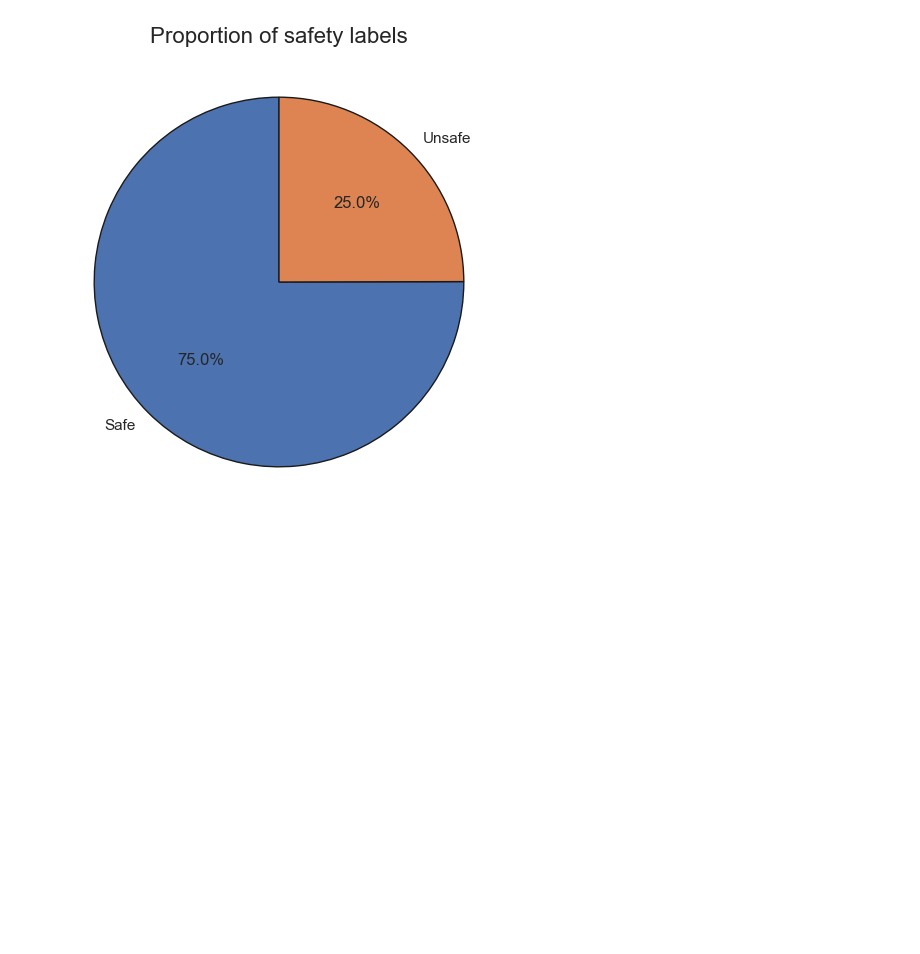
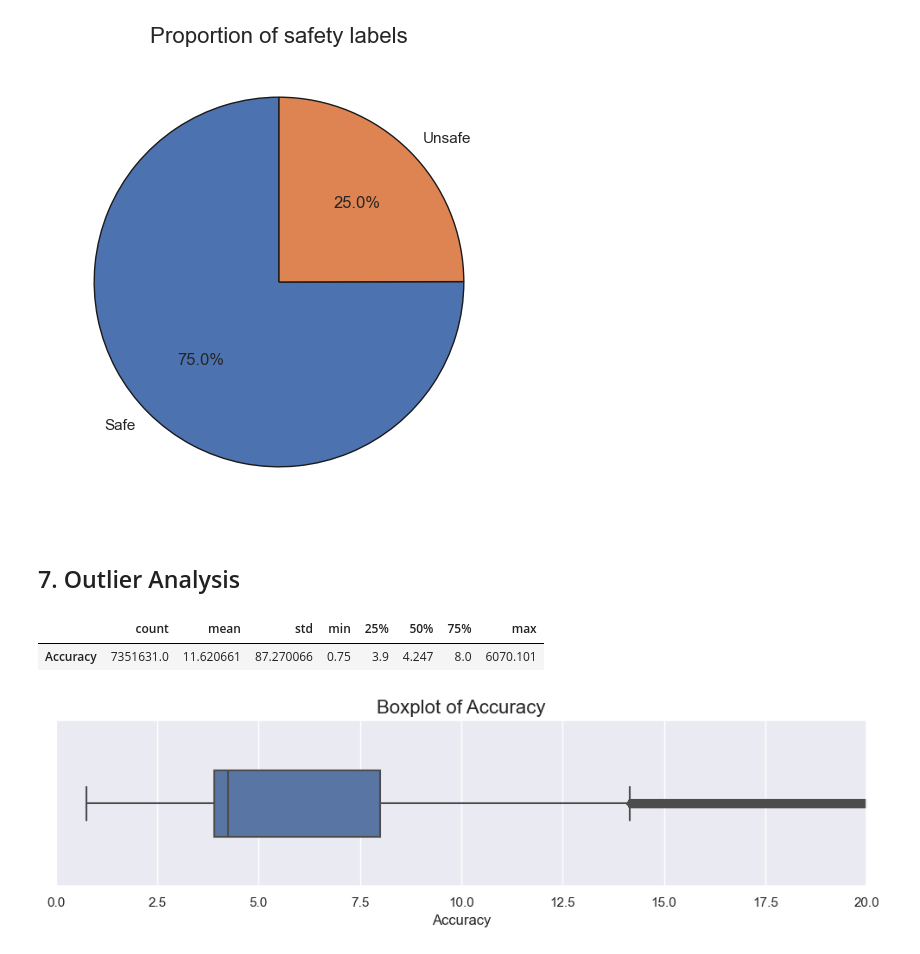
Before and after one commit to timothyckl/Just-Taxi-Analysis, a Jupyter notebook: data_understanding/eda.ipynb, the cells around one changed output. Cells and saved outputs as stored; diff of their text form; code cells hidden in the pictures; blank space fills up the shorter version.

Commit message:
Update eda.ipynb with outlier analysis section

```diff
--- a/data_understanding/eda.ipynb
+++ b/data_understanding/eda.ipynb
@@ -532,3 +510,21 @@ plt.title('Proportion of safety labels', fontsize=16)
 plt.show()
 # %% [output]
 [figure]
+# %% [markdown]
+## 7. Outlier Analysis
+# %%
+display(sensor_df['Accuracy'].to_frame().describe().T)
+
+# boxplot of accuracy
+plt.figure(figsize=(10, 3))
+sns.boxplot(x=sensor_df['Accuracy'], width=.4)
+
+plt.title('Boxplot of Accuracy', fontsize=16)
+plt.xlabel('Accuracy')
+plt.xlim(0, 20) # set x-axis limit for visibility, max is 6070.101
+plt.tight_layout()
+plt.show()
+# %% [output]
+|  | count | mean | std | min | 25% | 50% | 75% | max |
+| Accuracy | 7351631.0 | 11.620661 | 87.270066 | 0.75 | 3.9 | 4.247 | 8.0 | 6070.101 |
+[figure, added]
```
Also changed, not shown: parts of 6 cells of this notebook.
